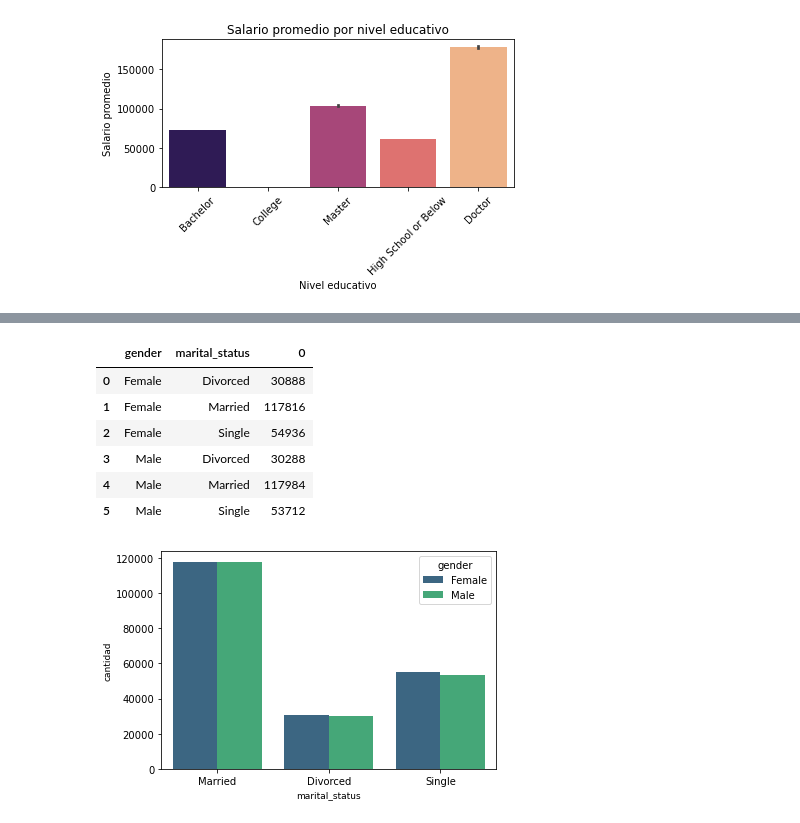
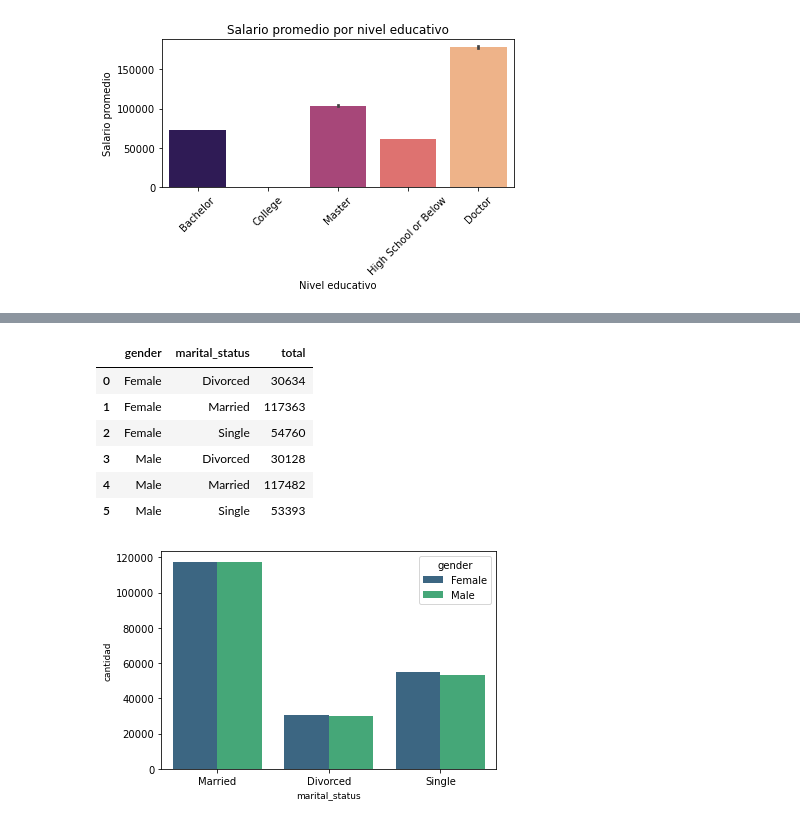
Before and after one commit to Adalab/bda-modulo-3-evaluacion-final-JohannaRL, a Jupyter notebook: final.ipynb, the cells around one changed output, grey strips where cells are left out. Cells and saved outputs as stored; diff of their text form; code cells hidden in the pictures.

```diff
--- a/final.ipynb
+++ b/final.ipynb
@@ -464,15 +460,15 @@ plt.show();
 # %%
 # 6. ¿Cómo se distribuyen los clientes según su estado civil y género? gender - marital_status
 
-gender_marital = df_join.groupby(['gender', 'marital_status']).size().reset_index()
+gender_marital = df_total2.groupby(['gender', 'marital_status']).size().reset_index(name="total")
 gender_marital
 # %% [output]
-|  | gender | marital_status | 0 |
-| 0 | Female | Divorced | 30888 |
-| 1 | Female | Married | 117816 |
-| 2 | Female | Single | 54936 |
-| 3 | Male | Divorced | 30288 |
-| 4 | Male | Married | 117984 |
-| 5 | Male | Single | 53712 |
+|  | gender | marital_status | total |
+| 0 | Female | Divorced | 30634 |
+| 1 | Female | Married | 117363 |
+| 2 | Female | Single | 54760 |
+| 3 | Male | Divorced | 30128 |
+| 4 | Male | Married | 117482 |
+| 5 | Male | Single | 53393 |
 # %%
 sns.countplot(x = "marital_status",
```
Also changed, not shown: parts of 28 cells of this notebook.
